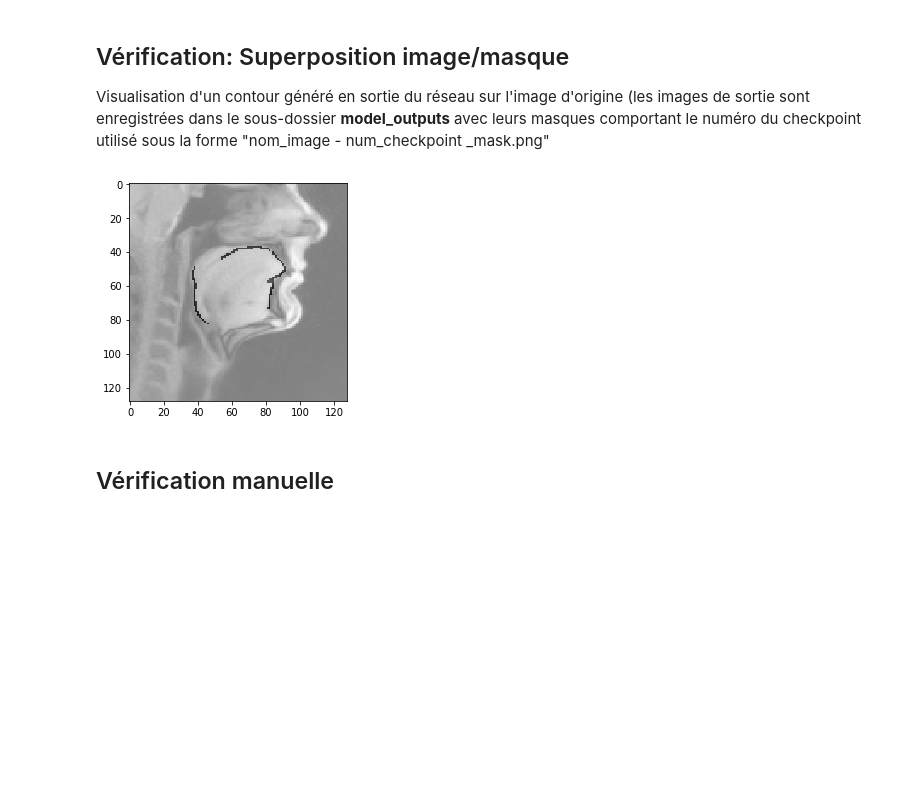
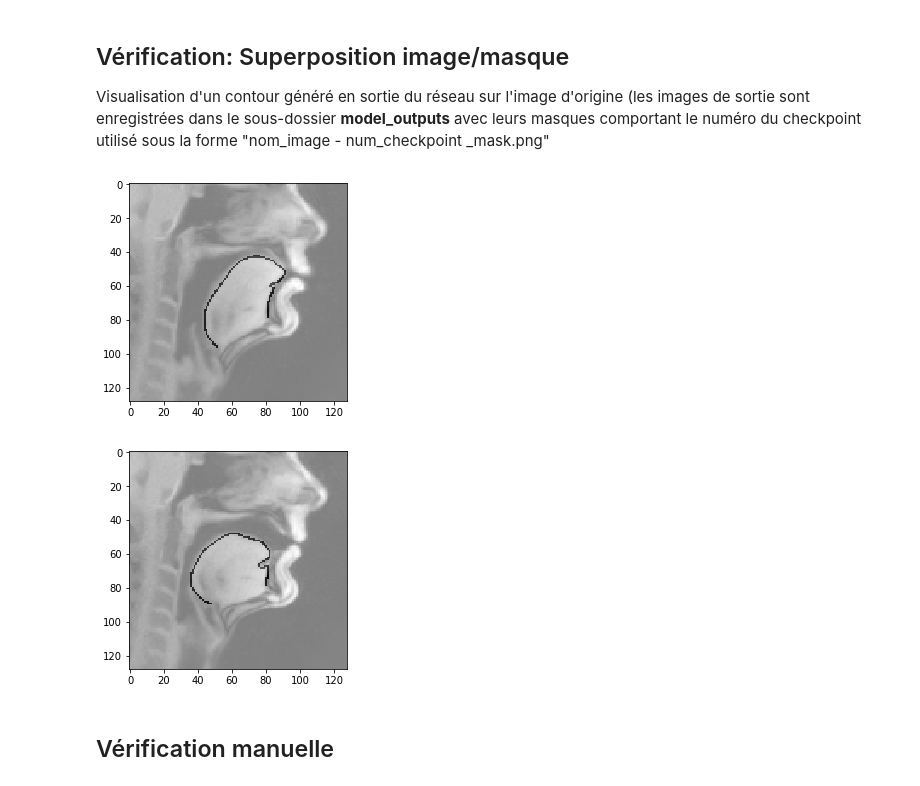
Before and after one commit to AlexisHoussard/Tongue_extraction, a Jupyter notebook: Traitement.ipynb, the cells around one changed output. Cells and saved outputs as stored; diff of their text form; code cells hidden in the pictures; blank space fills up the shorter version.

```diff
--- a/Traitement.ipynb
+++ b/Traitement.ipynb
@@ -201,12 +201,12 @@ def superpose(image, masque):
 
     plt.imshow(img)
     plt.show()
-    img.save("Documents/Rapport/4.png")
 # %%
-superpose("UltrasoundImageSegmentation/ultrasound segmentation-Single image/model_outputs/i-0026.png","UltrasoundImageSegmentation/ultrasound segmentation-Single image/model_outputs/i-0026-6000_mask.png")
-#superpose("UltrasoundImageSegmentation/ultrasound segmentation-Single image/model_outputs/i-2000.png","UltrasoundImageSegmentation/ultrasound segmentation-Single image/model_outputs/i-2000-6000_mask.png")
+superpose("UltrasoundImageSegmentation/ultrasound segmentation-Single image/model_outputs/i-1150.png","UltrasoundImageSegmentation/ultrasound segmentation-Single image/model_outputs/i-1150-6250_mask.png")
+superpose("UltrasoundImageSegmentation/ultrasound segmentation-Single image/model_outputs/i-2000.png","UltrasoundImageSegmentation/ultrasound segmentation-Single image/model_outputs/i-2000-6250_mask.png")
 # %% [output]
-[figure, old version]
+[figure, new version]
+[figure, added]
 # %% [markdown]
 ## Vérification manuelle
 # %%
```
